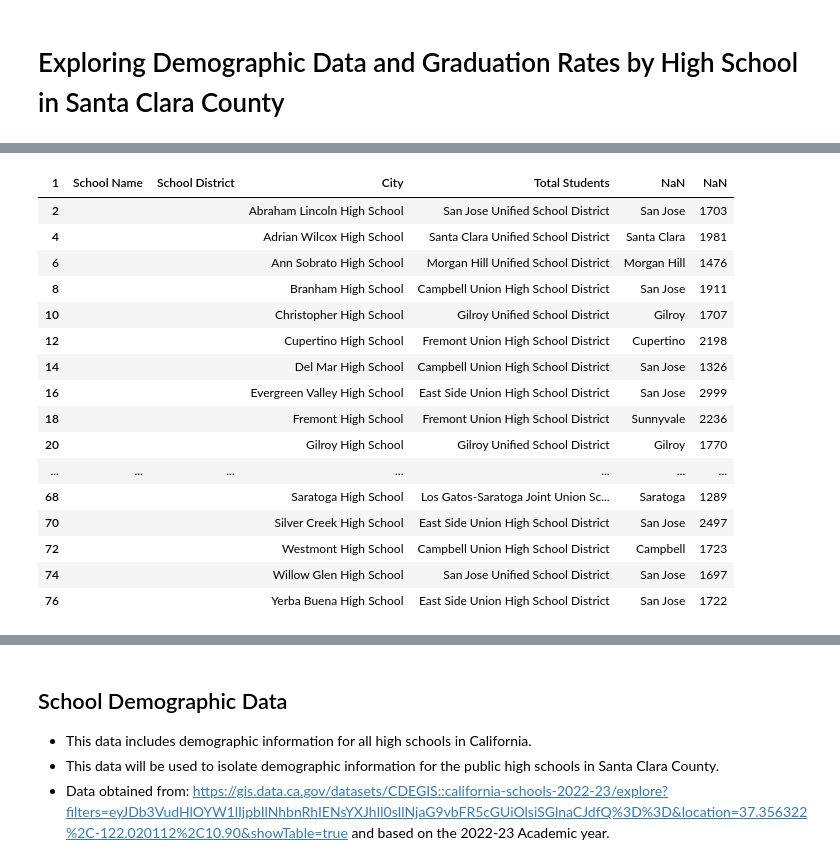
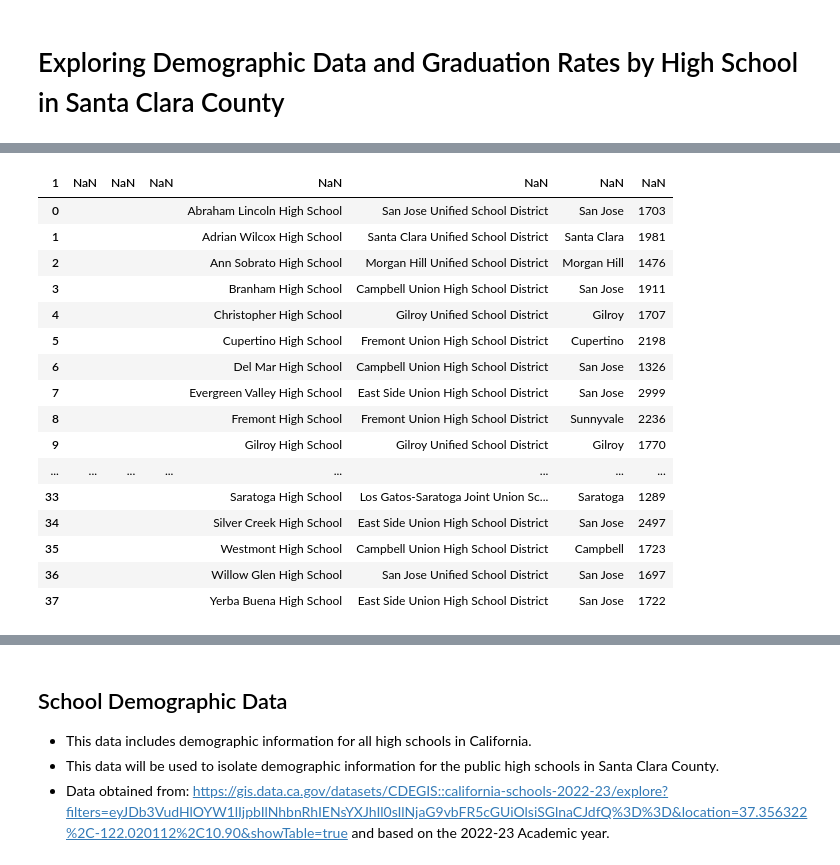
Before and after one commit to its-melina/high-schools-data-analytics, a Jupyter notebook: data_scraping.ipynb, the cells around one changed output, grey strips where cells are left out. Drawn from its saved outputs; the diff is of its cells as text; code cells hidden in the pictures.

```diff
--- a/data_scraping.ipynb
+++ b/data_scraping.ipynb
@@ -19,15 +21,20 @@ if response.status_code == 200:
      soup = BeautifulSoup(response.content, 'html.parser')
      table = soup.find("table")
 
+title = table.find('h3').get_text(strip=True)
+header = [column.get_text(strip=True) for column in table.find_all('th')]
+# remove unncessary column names
+header.remove(title)
+header.remove('Map Key')
+
 data_rows = []
+
 for row in table.find_all('tr'):
         # create a row for each <tr> and cell for each <td>
-        cells = row.find_all('td')
-        row_data = [cell.get_text(strip=True) for cell in row.find_all(['td', 'th'])]
+        row_data = [cell.get_text(strip=True) for cell in row.find_all(['td'])]
         data_rows.append(row_data)
-else:
-    print(f"Failed to retrieve the webpage. Status code: {response.status_code}")
 
-school_data = pd.DataFrame(data_rows)
-school_data
+school_data = pd.DataFrame(data=data_rows)
+school_data.name = title
+school_data.head()
 # %% [output]
@@ -54,9 +52,7 @@ Failed to retrieve the webpage. Status code: 200
     * Shift the columns to the left to remove the empty cells.
 # %%
-school_data.name = school_data.iloc[0, 0]
-print(school_data.name)
-school_data = school_data.drop(school_data.columns[0], axis=1)
+# drop the empty rows
 school_data.columns = school_data.iloc[1]
 school_data = school_data.drop([0, 1], axis=0)
-school_data
+school_data.head()
 # %% [output]
@@ -77,27 +65,26 @@ List of High Schools in Santa Clara County California
 # %%
-# drop odd rows starting at 3 and last column
-
+# drop odd rows starting at row 3
 n = 3
-while n <= 77:
+while n <= len(school_data)*2:
     school_data = school_data.drop(n)
     n += 2
-
+school_data = school_data.reset_index().drop(columns='index')
 school_data
 # %% [output]
-| 1 | School Name | School District | City | Total Students | NaN | NaN |
-| 2 |  |  | Abraham Lincoln High School | San Jose Unified School District | San Jose | 1703 |
-| 4 |  |  | Adrian Wilcox High School | Santa Clara Unified School District | Santa Clara | 1981 |
-| 6 |  |  | Ann Sobrato High School | Morgan Hill Unified School District | Morgan Hill | 1476 |
-| 8 |  |  | Branham High School | Campbell Union High School District | San Jose | 1911 |
-| 10 |  |  | Christopher High School | Gilroy Unified School District | Gilroy | 1707 |
-| 12 |  |  | Cupertino High School | Fremont Union High School District | Cupertino | 2198 |
-| 14 |  |  | Del Mar High School | Campbell Union High School District | San Jose | 1326 |
-| 16 |  |  | Evergreen Valley High School | East Side Union High School District | San Jose | 2999 |
-| 18 |  |  | Fremont High School | Fremont Union High School District | Sunnyvale | 2236 |
-| 20 |  |  | Gilroy High School | Gilroy Unified School District | Gilroy | 1770 |
-| ... | ... | ... | ... | ... | ... | ... |
-| 68 |  |  | Saratoga High School | Los Gatos-Saratoga Joint Union Sc... | Saratoga | 1289 |
-| 70 |  |  | Silver Creek High School | East Side Union High School District | San Jose | 2497 |
-| 72 |  |  | Westmont High School | Campbell Union High School District | Campbell | 1723 |
-| 74 |  |  | Willow Glen High School | San Jose Unified School District | San Jose | 1697 |
-| 76 |  |  | Yerba Buena High School | East Side Union High School District | San Jose | 1722 |
+| 1 | NaN | NaN | NaN | NaN | NaN | NaN | NaN |
+| 0 |  |  |  | Abraham Lincoln High School | San Jose Unified School District | San Jose | 1703 |
+| 1 |  |  |  | Adrian Wilcox High School | Santa Clara Unified School District | Santa Clara | 1981 |
+| 2 |  |  |  | Ann Sobrato High School | Morgan Hill Unified School District | Morgan Hill | 1476 |
+| 3 |  |  |  | Branham High School | Campbell Union High School District | San Jose | 1911 |
+| 4 |  |  |  | Christopher High School | Gilroy Unified School District | Gilroy | 1707 |
+| 5 |  |  |  | Cupertino High School | Fremont Union High School District | Cupertino | 2198 |
+| 6 |  |  |  | Del Mar High School | Campbell Union High School District | San Jose | 1326 |
+| 7 |  |  |  | Evergreen Valley High School | East Side Union High School District | San Jose | 2999 |
+| 8 |  |  |  | Fremont High School | Fremont Union High School District | Sunnyvale | 2236 |
+| 9 |  |  |  | Gilroy High School | Gilroy Unified School District | Gilroy | 1770 |
+| ... | ... | ... | ... | ... | ... | ... | ... |
+| 33 |  |  |  | Saratoga High School | Los Gatos-Saratoga Joint Union Sc... | Saratoga | 1289 |
+| 34 |  |  |  | Silver Creek High School | East Side Union High School District | San Jose | 2497 |
+| 35 |  |  |  | Westmont High School | Campbell Union High School District | Campbell | 1723 |
+| 36 |  |  |  | Willow Glen High School | San Jose Unified School District | San Jose | 1697 |
+| 37 |  |  |  | Yerba Buena High School | East Side Union High School District | San Jose | 1722 |
```
Also changed, not shown: parts of 15 cells of this notebook.
